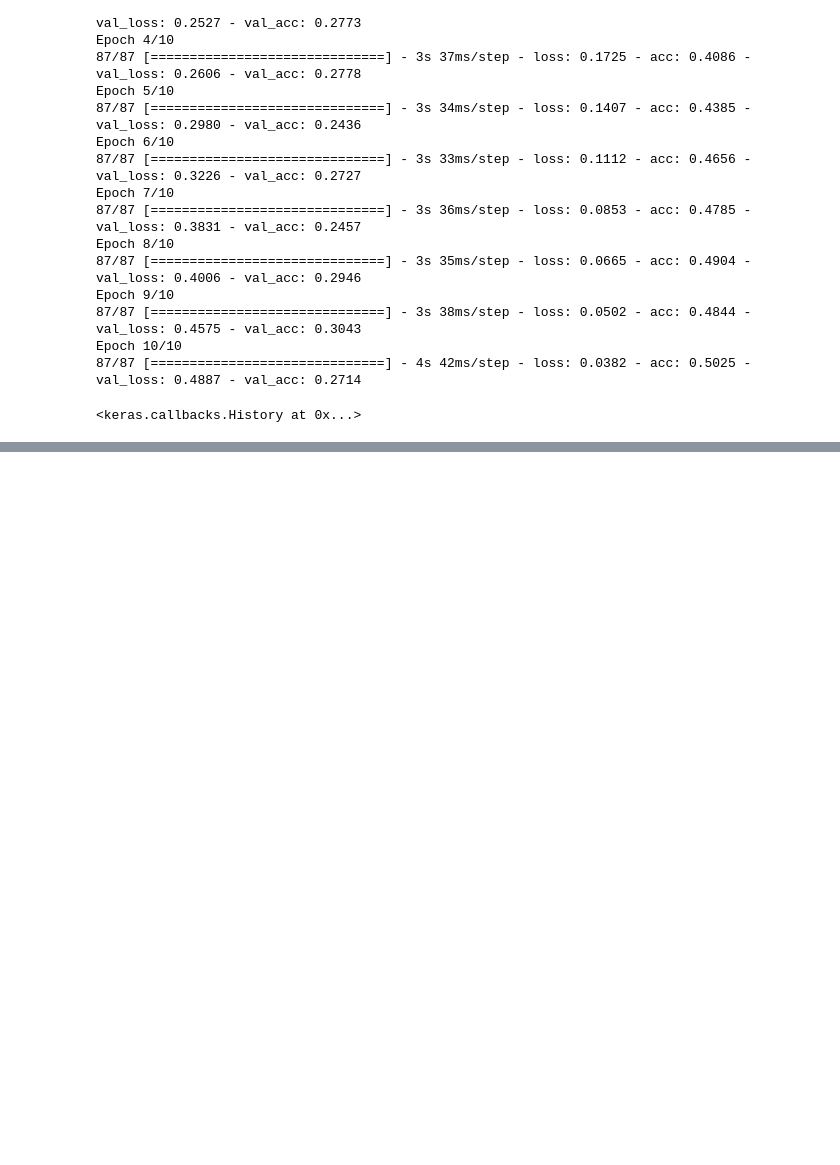
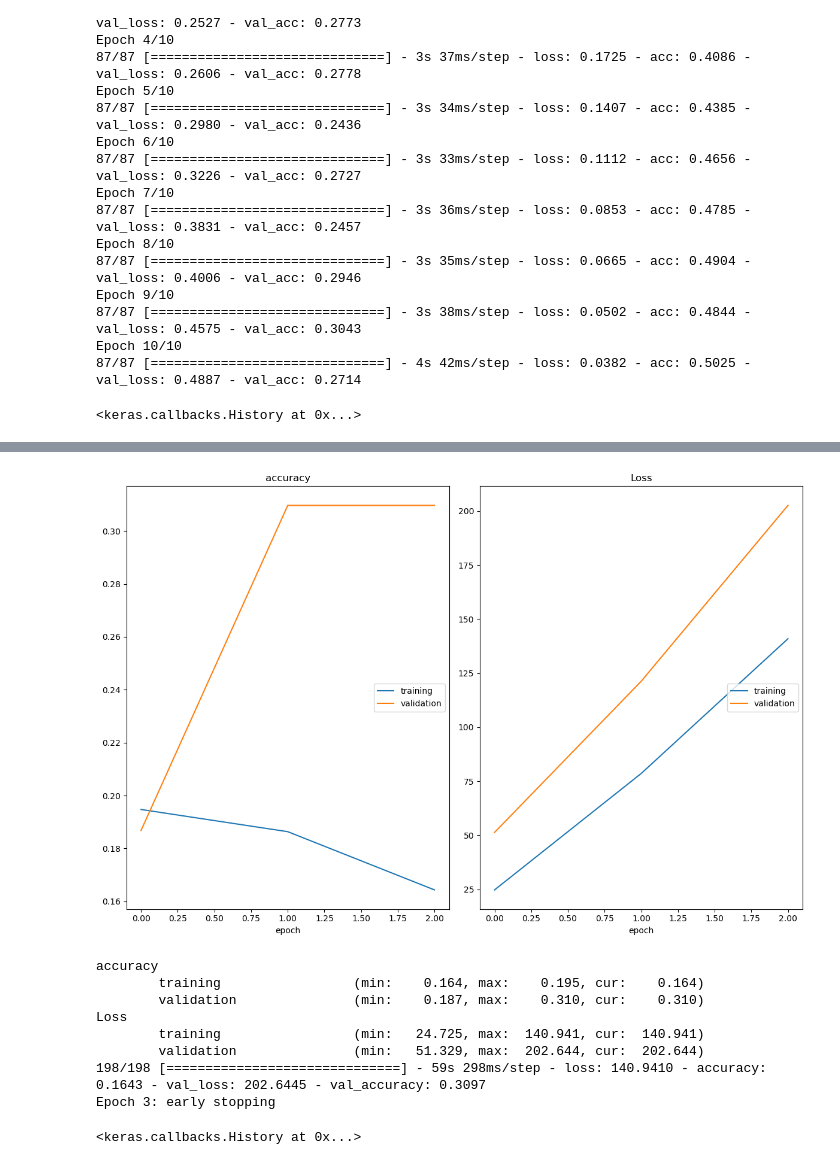
Before and after one commit to elwam/MIAD_ML_NL_TEAM, a Jupyter notebook: Proyecto_2_Prueba_2.ipynb, the cells around one changed output, grey strips where cells are left out. Saved outputs shown, nothing was run; the diff lists cells and outputs as text; code cells hidden in the pictures; blank space fills up the shorter version.

```diff
--- a/Proyecto_2_Prueba_2.ipynb
+++ b/Proyecto_2_Prueba_2.ipynb
@@ -407,0 +815,52 @@ KeyboardInterrupt:
+# %%
+from sklearn.feature_extraction.text import TfidfVectorizer
+
+vectorizer = TfidfVectorizer(stop_words='english', lowercase = True)
+X = vectorizer.fit_transform(dataTraining['plot']).toarray()
+
+
+# Definición de variable de interés (y)
+dataTraining['genres'] = dataTraining['genres'].map(lambda x: eval(x))
+le = MultiLabelBinarizer()
+y_genres = le.fit_transform(dataTraining['genres'])
+Y= np.array(y_genres)
+
+
+
+# Separación de variables predictoras (X) y variable de interés (y) en set de entrenamiento y test usandola función train_test_split
+x_train, x_test, y_train, y_test = train_test_split(X, Y, test_size=0.2, random_state=42)
+# %%
+from keras.models import Sequential
+from keras.layers import Flatten, Dense, Softmax, Dropout
+
+model = Sequential()
+model.add(Dense(256, input_shape = (x_train.shape[1],), activation = 'relu'))
+model.add(Dense(128, activation = 'relu'))
+model.add(Dense(128, activation = 'sigmoid'))
+model.add(Dense(128, activation = 'relu'))
+model.add(Dense(128, activation = 'sigmoid'))
+model.add(Dropout(0.2))
+model.add(Dense(64))
+model.add(Dense(24, activation='softmax'))
+
+
+
+#Compilacion del modelo
+model.compile(optimizer='adam', loss=CategoricalCrossentropy(), metrics=['accuracy'])
+
+
+# Early stopping para detener el entrenamiento cuando el modelo deje de mejorar
+early_stop = EarlyStopping(monitor='val_loss', patience=2, verbose=1)
+
+model.fit(x_train, y_train, validation_data=(x_test, y_test), epochs=10, callbacks=[early_stop,PlotLossesKeras()])
+# %% [output]
+[figure, added]
+accuracy
+        training                 (min:    0.164, max:    0.195, cur:    0.164)
+        validation               (min:    0.187, max:    0.310, cur:    0.310)
+Loss
+        training                 (min:   24.725, max:  140.941, cur:  140.941)
+        validation               (min:   51.329, max:  202.644, cur:  202.644)
+198/198 [==============================] - 59s 298ms/step - loss: 140.9410 - accuracy: 0.1643 - val_loss: 202.6445 - val_accuracy: 0.3097
+Epoch 3: early stopping
+<keras.callbacks.History at 0x...>
```
Also changed, not shown: parts of 44 cells of this notebook.
